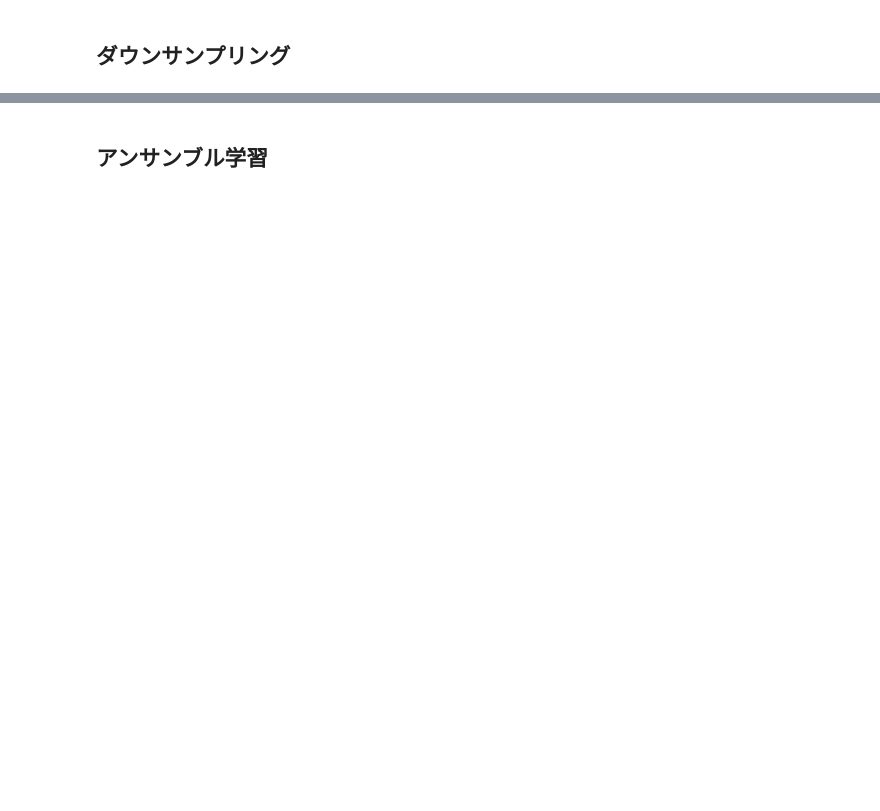
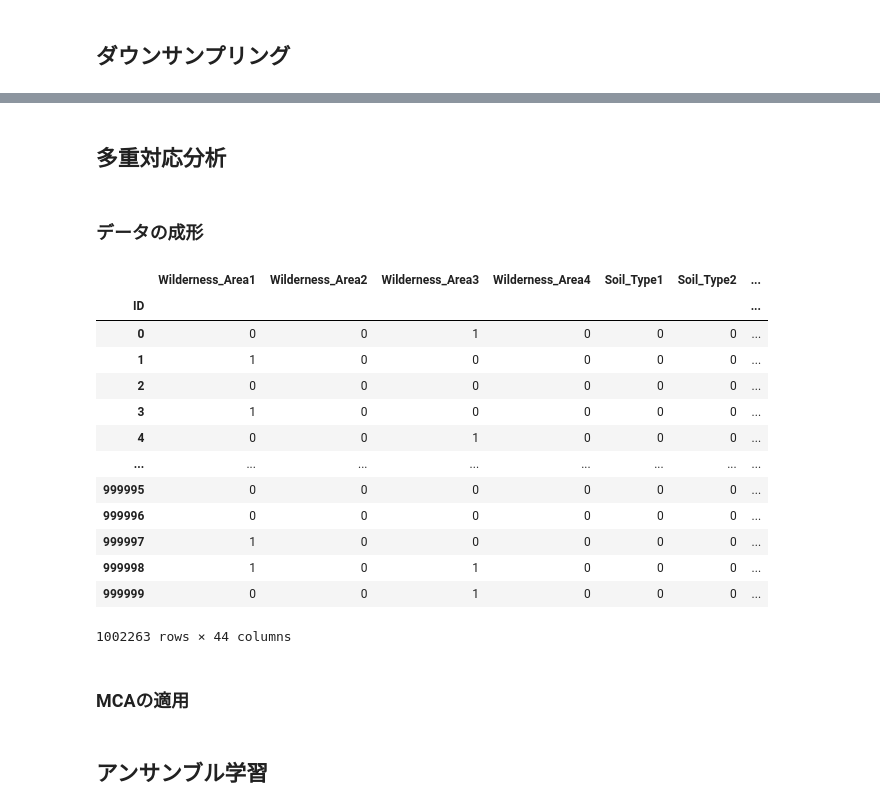
Before and after one commit to rrrrind/kaggle, a Jupyter notebook: workspace/Tabular_Playground_Series_Dec_2021/main.ipynb, the cells around one changed output, grey strips where cells are left out. Drawn from its saved outputs; the diff is of its cells as text; code cells hidden in the pictures; blank space fills up the shorter version.

```diff
--- a/workspace/Tabular_Playground_Series_Dec_2021/main.ipynb
+++ b/workspace/Tabular_Playground_Series_Dec_2021/main.ipynb
@@ -246,2 +217,13 @@ fun_features
 # %% [markdown]
 ## ダウンサンプリング
+# %%
+# ランダムサンプリングでやります
+
+train_ds = []
+for i in range(7):
+    cover_type = train_data[train_data['Cover_Type']==(i+1)]
+    if (i+1) == 5:
+        train_ds.append(cover_type)
+        continue
+    train_ds.append(cover_type.sample(n=377, random_state=0))
+train_ds = pd.concat(train_ds).reset_index(drop=True)
@@ -247,0 +246,25 @@ fun_features
+# %% [markdown]
+## 多重対応分析
+# %% [markdown]
+### データの成形
+# %%
+mca_targ = pd.concat([train_ds.iloc[:,10:-1],test_data.iloc[:,10:]])
+mca_targ.index.name = "ID"
+mca_targ
+# %% [output]
+|  | Wilderness_Area1 | Wilderness_Area2 | Wilderness_Area3 | Wilderness_Area4 | Soil_Type1 | Soil_Type2 | ... |
+| ID |  |  |  |  |  |  | ... |
+| 0 | 0 | 0 | 1 | 0 | 0 | 0 | ... |
+| 1 | 1 | 0 | 0 | 0 | 0 | 0 | ... |
+| 2 | 0 | 0 | 0 | 0 | 0 | 0 | ... |
+| 3 | 1 | 0 | 0 | 0 | 0 | 0 | ... |
+| 4 | 0 | 0 | 1 | 0 | 0 | 0 | ... |
+| ... | ... | ... | ... | ... | ... | ... | ... |
+| 999995 | 0 | 0 | 0 | 0 | 0 | 0 | ... |
+| 999996 | 0 | 0 | 0 | 0 | 0 | 0 | ... |
+| 999997 | 1 | 0 | 0 | 0 | 0 | 0 | ... |
+| 999998 | 1 | 0 | 1 | 0 | 0 | 0 | ... |
+| 999999 | 0 | 0 | 1 | 0 | 0 | 0 | ... |
+1002263 rows × 44 columns
+# %% [markdown]
+### MCAの適用
```
Also changed, not shown: parts of 11 cells of this notebook.
